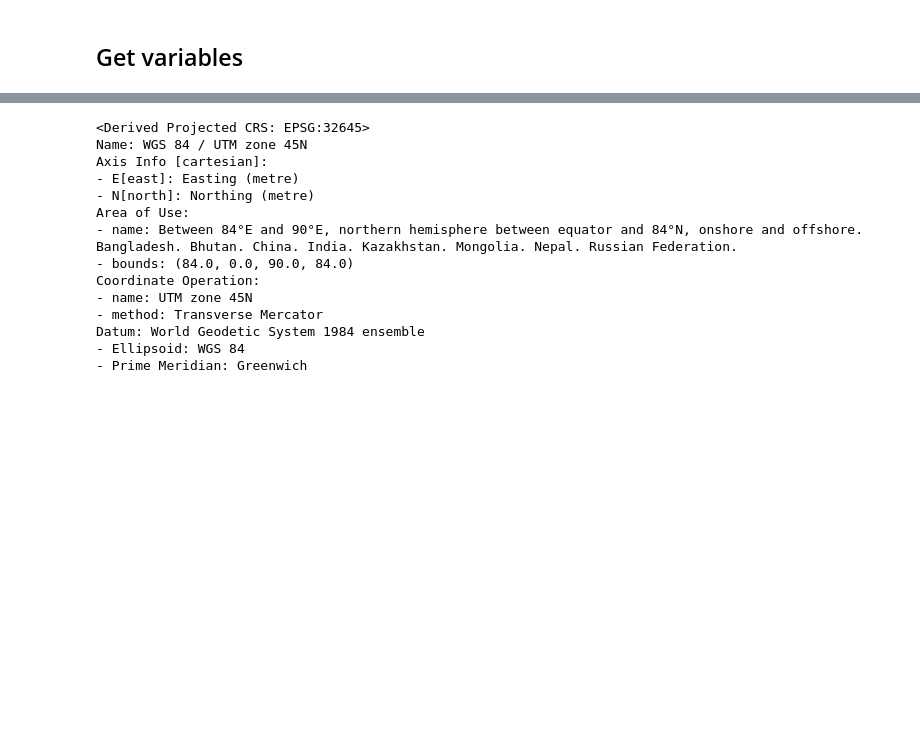
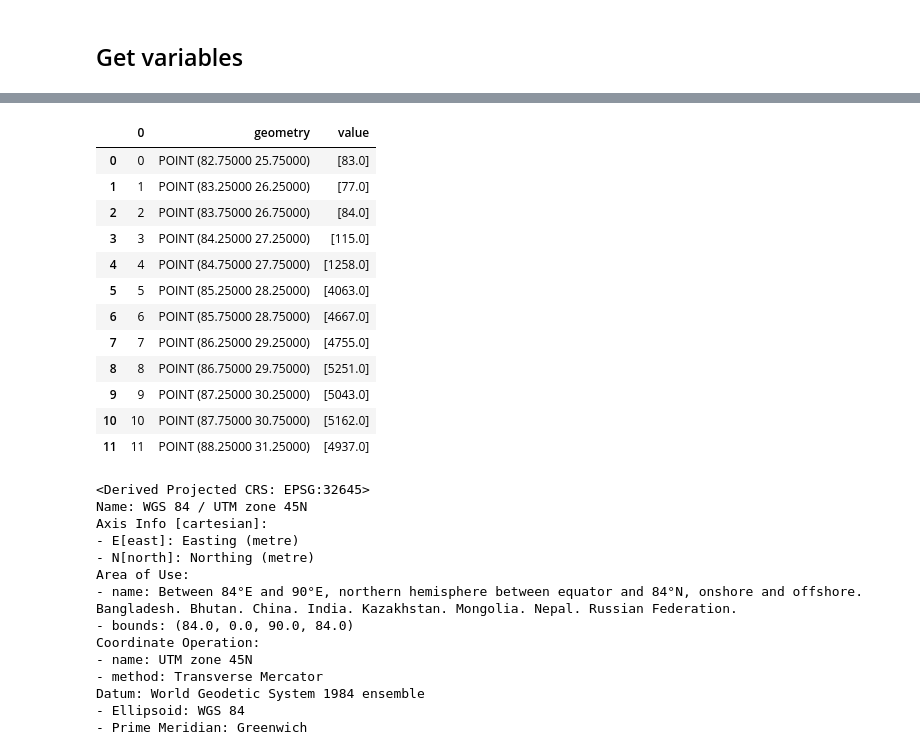
Before and after one commit to jacobqs/MST-Himalaya, a Jupyter notebook: notebooks/make_shyft_data_input.ipynb, the cells around one changed output, grey strips where cells are left out. Drawn from its saved outputs; the diff is of its cells as text; code cells hidden in the pictures; blank space fills up the shorter version.

```diff
--- a/notebooks/make_shyft_data_input.ipynb
+++ b/notebooks/make_shyft_data_input.ipynb
@@ -200,0 +204,31 @@ lat = asurf_slice.lat.values
+# %%
+# Make a GeoPandas dataframe with all the clusters and points
+gdf = gpd.GeoDataFrame(np.arange(len(lon_lat_points)), geometry = lon_lat_points, crs = 4326)
+# %%
+# Make a list of all the points (lon, lat)
+coord_list = [(x,y) for x,y in zip(gdf['geometry'].x , gdf['geometry'].y)]
+# %%
+# To get altitude DEM tiles from USGS are merged into one DEM using QGIS and CRS: 4326
+
+## Opening this merged DEM
+
+dem_dataset = rasterio.open('/Users/jacobqs/Documents/MST Himalaya/qgis/DEM/merged_DEM_central_himalaya.tif')
+# %%
+# Sample the coordinate points in coord_list in the DEM file
+gdf['value'] = [x for x in dem_dataset.sample(coord_list)]
+# %%
+gdf
+# %% [output]
+|  | 0 | geometry | value |
+| 0 | 0 | POINT (82.75000 25.75000) | [83.0] |
+| 1 | 1 | POINT (83.25000 26.25000) | [77.0] |
+| 2 | 2 | POINT (83.75000 26.75000) | [84.0] |
+| 3 | 3 | POINT (84.25000 27.25000) | [115.0] |
+| 4 | 4 | POINT (84.75000 27.75000) | [1258.0] |
+| 5 | 5 | POINT (85.25000 28.25000) | [4063.0] |
+| 6 | 6 | POINT (85.75000 28.75000) | [4667.0] |
+| 7 | 7 | POINT (86.25000 29.25000) | [4755.0] |
+| 8 | 8 | POINT (86.75000 29.75000) | [5251.0] |
+| 9 | 9 | POINT (87.25000 30.25000) | [5043.0] |
+| 10 | 10 | POINT (87.75000 30.75000) | [5162.0] |
+| 11 | 11 | POINT (88.25000 31.25000) | [4937.0] |
```
Also changed, not shown: parts of 33 cells of this notebook, 6 other files.
